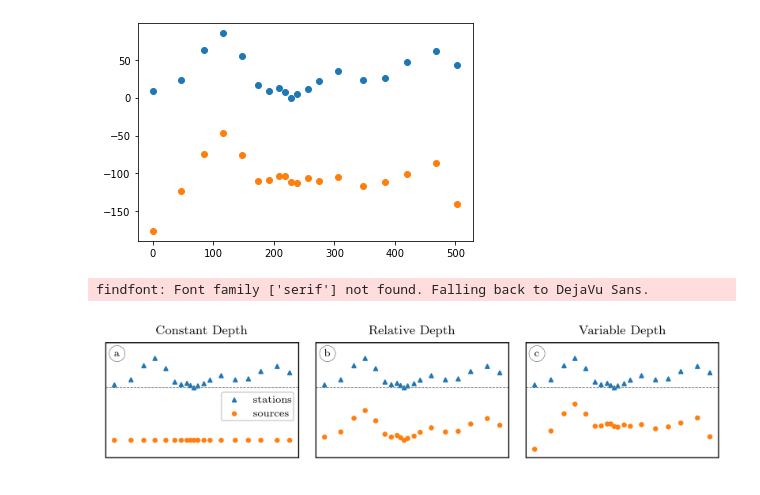
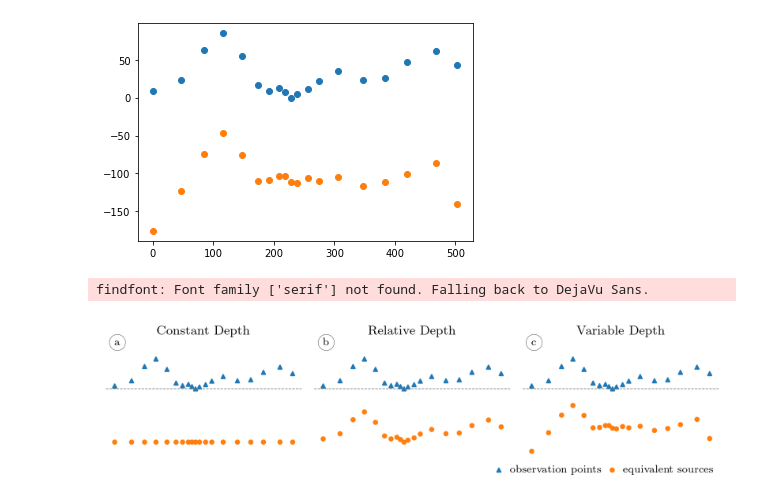
Before and after one commit to compgeolab/eql-gradient-boosted, a Jupyter notebook: notebooks/04-depth-types-schematics.ipynb, the cells around one changed output. Saved outputs shown, nothing was run; the diff lists cells and outputs as text; code cells hidden in the pictures.

Commit message:
Remove frames from the depth types figure

```diff
--- a/notebooks/04-depth-types-schematics.ipynb
+++ b/notebooks/04-depth-types-schematics.ipynb
@@ -79,50 +79,46 @@ plt.show()
 # Load matplotlib configuration
 plt.style.use(Path(".") / "matplotlib.rc")
 
 # Initialize figure and axes
 width = 6.66
 height = 1.5
 fig, axes = plt.subplots(ncols=3, nrows=1, sharey=True, figsize=(width, height))
 
 # Define styles and axes labels and titles
 size = 8
 titles = ["Constant Depth", "Relative Depth", "Variable Depth"]
 labels = "a b c".split()
 
 # Plot
 for ax, depth_type, title, label in zip(axes, points, titles, labels):
-    ax.scatter(coordinates[0], coordinates[2], s=size, label="stations", marker="^")
-    ax.scatter(points[depth_type][0], points[depth_type][2], s=size, label="sources")
+    observations = ax.scatter(coordinates[0], coordinates[2], s=size, marker="^")
+    sources = ax.scatter(points[depth_type][0], points[depth_type][2], s=size)
     ax.axhline(y=0, color="grey", linestyle="--", linewidth=0.5)
     ax.set_title(title)
     ax.set_aspect("equal")
-    ax.tick_params(
-        axis="y",  # changes apply to the y-axis
-        which="both",  # both major and minor ticks are affected
-        left=False,  # ticks along the left edge are off
-        right=False,  # ticks along the right edge are off
-        labelleft=False,  # labels along the bottom edge are off
-    )
-    ax.tick_params(
-        axis="x",  # changes apply to the y-axis
-        which="both",  # both major and minor ticks are affected
-        bottom=False,  # ticks along the left edge are off
-        top=False,  # ticks along the right edge are off
-        labelbottom=False,  # labels along the bottom edge are off
-    )
+    ax.axis("off")
     ax.annotate(
         label,
-        xy=(0.045, 0.88),
+        xy=(0.045, 0.98),
         xycoords="axes fraction",
         bbox=dict(boxstyle="circle", fc="white", lw=0.2),
     )
 
-axes[0].legend(loc=(0.6, 0.32), borderpad=0.2, labelspacing=0.3)
+plt.figlegend(
+    handles=(observations, sources),
+    labels=("observation points", "equivalent sources"),
+    loc=(0.62, 0.02),
+    borderpad=0,
+    handletextpad=0,
+    frameon=False,
+    ncol=2,
+    columnspacing=0,
+)
 axes[0].set_ylim(-200, 130)
 
 plt.tight_layout(w_pad=0)
-plt.savefig(Path("..") / "manuscript" / "figs" / "depth_types.pdf")
+plt.savefig(Path("..") / "manuscript" / "figs" / "depth_types.pdf", bbox_inches="tight")
 plt.show()
 # %% [output]
 findfont: Font family ['serif'] not found. Falling back to DejaVu Sans.
-[figure, old version]
+[figure, new version]
```
Also changed, not shown: 2 other files.
